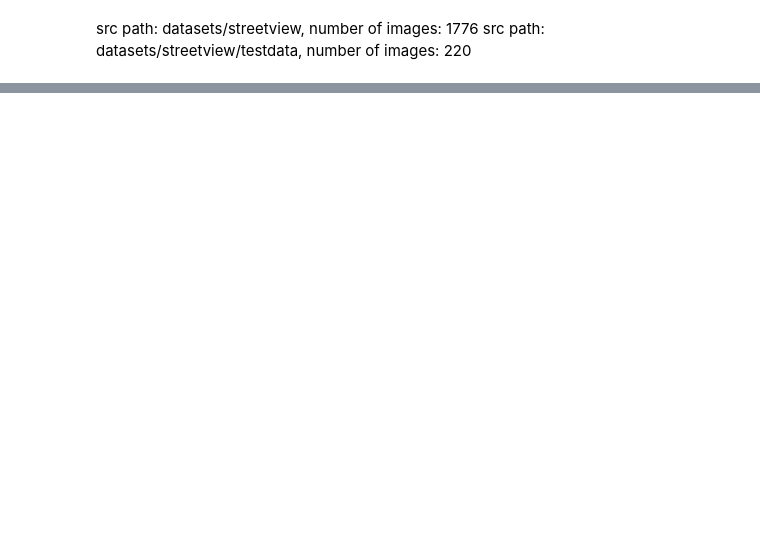
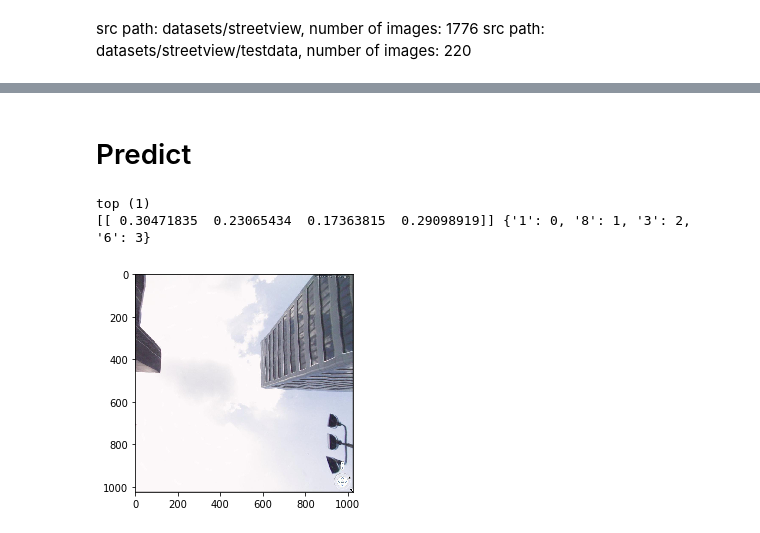
Before and after one commit to balintsera/imgrotator, a Jupyter notebook: image-rotation-cnn.ipynb, the cells around one changed output, grey strips where cells are left out. Drawn from its saved outputs; the diff is of its cells as text; code cells hidden in the pictures; blank space fills up the shorter version.

```diff
--- a/image-rotation-cnn.ipynb
+++ b/image-rotation-cnn.ipynb
@@ -380,0 +411,40 @@ src path: datasets/streetview/testdata, number of images: 220
+# %% [markdown]
+# Predict
+# %%
+test_image_names = [
+'datasets/streetview/testdata/3#000004_5.jpg',
+'datasets/streetview/testdata/6#000042_1.jpg',
+'datasets/streetview/8#000074_3.jpg',
+'datasets/streetview/1#000041_2.jpg',
+]
+
+categs = {'1':0, '8': 1, '3': 2, '6': 3}
+
+def displayResult(op):
+    greatest = op[0][0]
+    ind = 0
+    for index, r in enumerate(op[0]):
+        if r > greatest:
+            greatest, ind = r, index
+
+    categs = {'top (1)': 0, 'left (8)': 1, 'bottom (3)': 2, 'right (6)': 3}
+
+    print(list(categs.keys())[ind])
+
+def testPrediction(test_image_name):
+    img = Image.open(test_image_name)
+    img_arr = np.array(img)
+    img_arr_4dim = np.expand_dims(img_arr, axis=0)
+
+    plt.imshow(img)
+
+    output = model.predict(img_arr_4dim)
+    greater = 0
+    displayResult(output)
+    print(output, categs)
+# %%
+testPrediction('datasets/streetview/testdata/3#000004_5.jpg')
+# %% [output]
+top (1)
+[[ 0.30471835  0.23065434  0.17363815  0.29098919]] {'1': 0, '8': 1, '3': 2, '6': 3}
+[figure, added]
```
Also changed, not shown: parts of 7 cells of this notebook.
